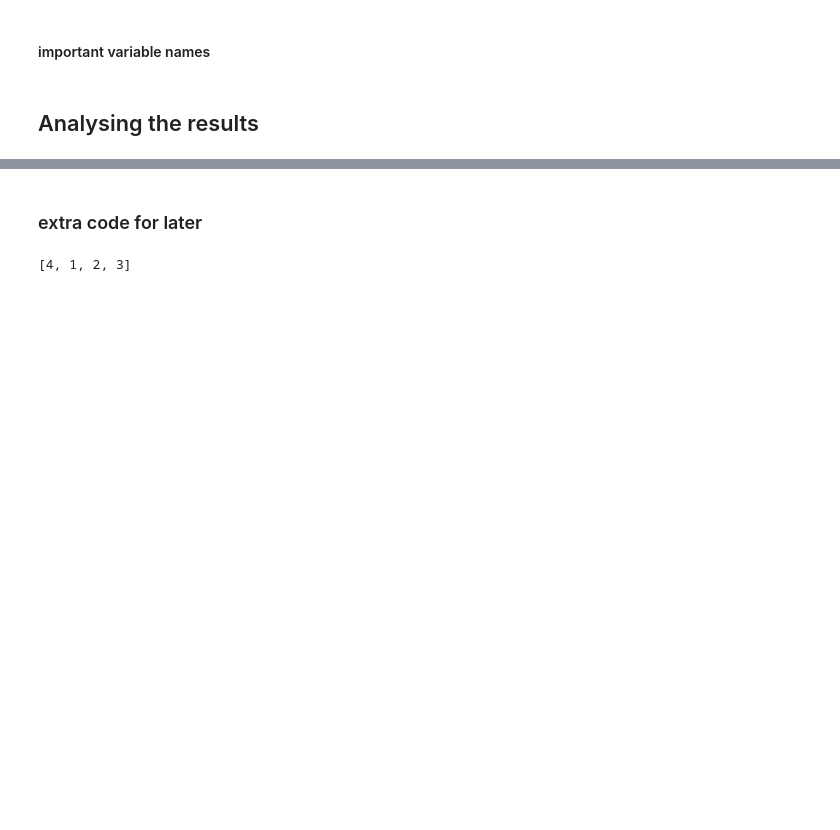
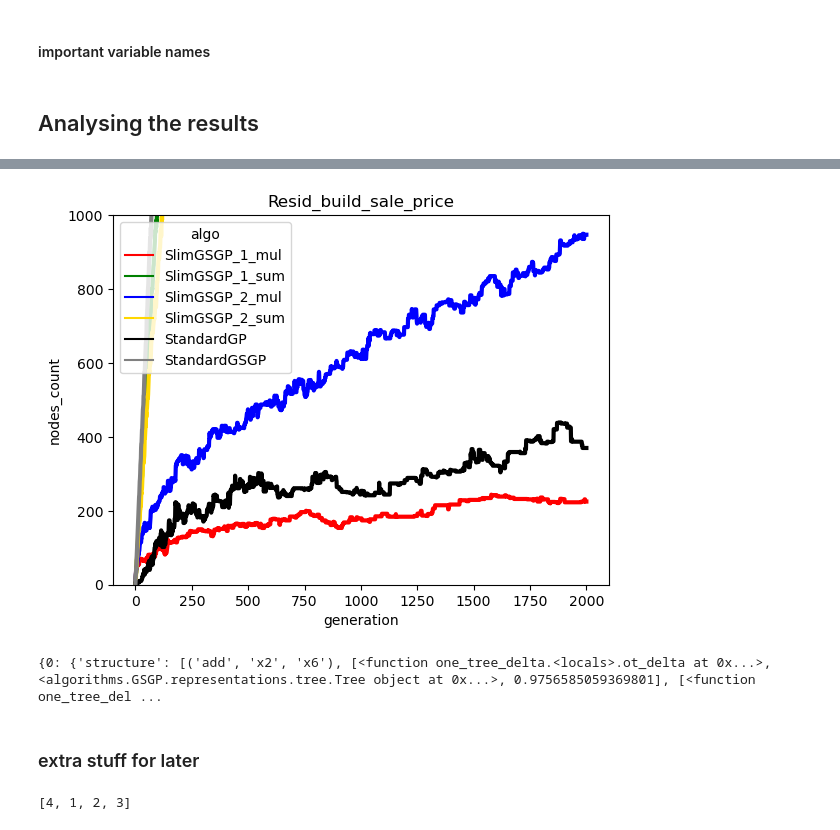
Before and after one commit to Rizzolioli/SlimShady, a Jupyter notebook: utils/results_analyser.ipynb, the cells around one changed output, grey strips where cells are left out. Drawn from its saved outputs; the diff is of its cells as text; code cells hidden in the pictures; blank space fills up the shorter version.

Commit message:
added show individual and tree reconstruct

```diff
--- a/utils/results_analyser.ipynb
+++ b/utils/results_analyser.ipynb
@@ -76,5 +16,16 @@ Seed 29 + Algo SlimGSGP_2_sum.csv ==> 2001
-# %% [markdown]
-### extra code for later
+# %%
+show_results(x_var = "generation", y_var="nodes_count", experiment_id=None, logger_name="resid_final.csv",
+             log_level=1, dataset="resid_build_sale_price")
+# %% [output]
+[figure, added]
+# %%
+ws = open('elite_looks.txt', 'r')
+for line in ws:
+    print(line)
+# %% [output]
+{0: {'structure': [('add', 'x2', 'x6'), [<function one_tree_delta.<locals>.ot_delta at 0x...>, <algorithms.GSGP.representations.tree.Tree object at 0x...>, 0.9756585059369801], [<function one_tree_del ...
+# %% [markdown]
+### extra stuff for later
 # %%
 """ RESID
 
```
Also changed, not shown: parts of 7 cells of this notebook, 12 other files.
